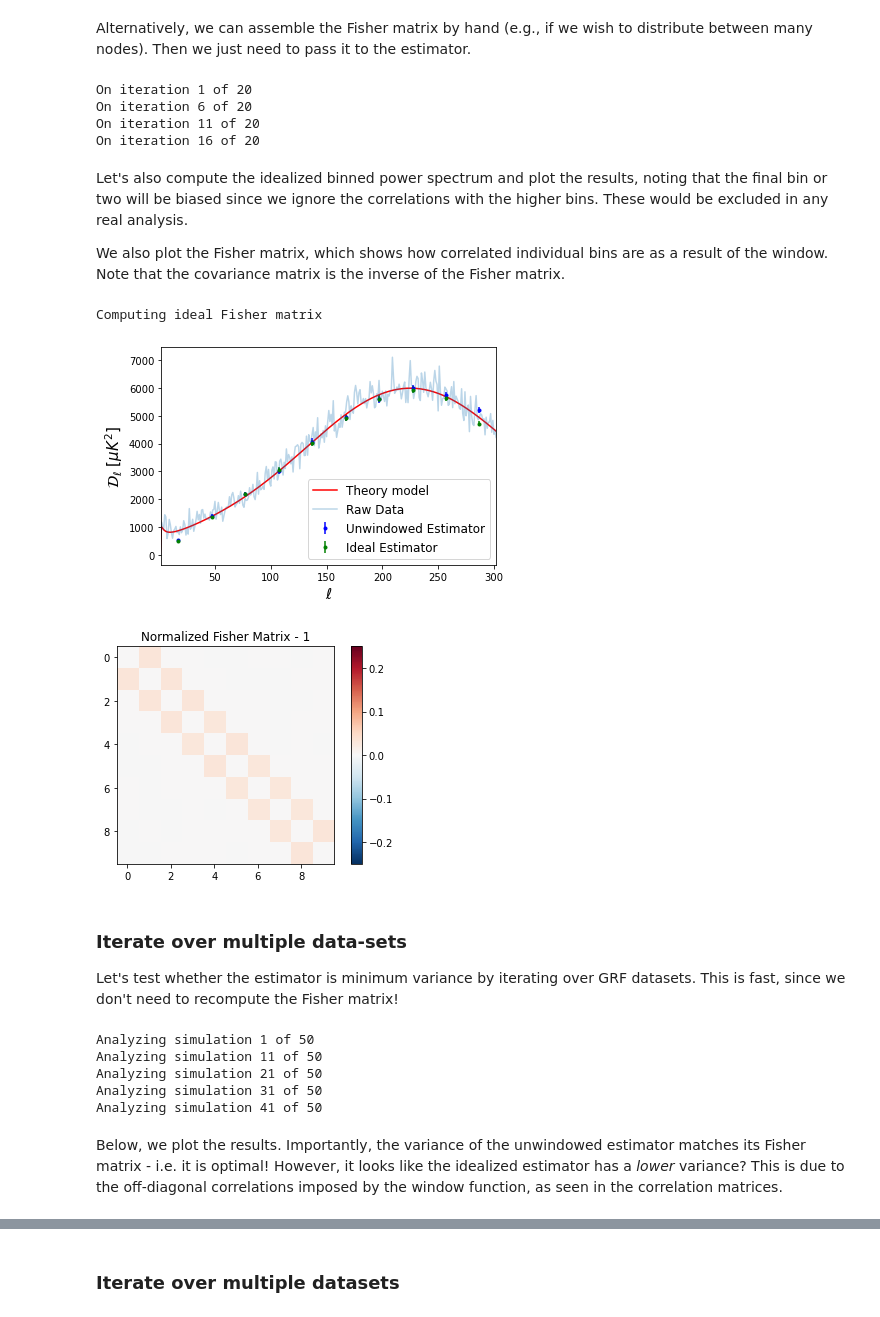
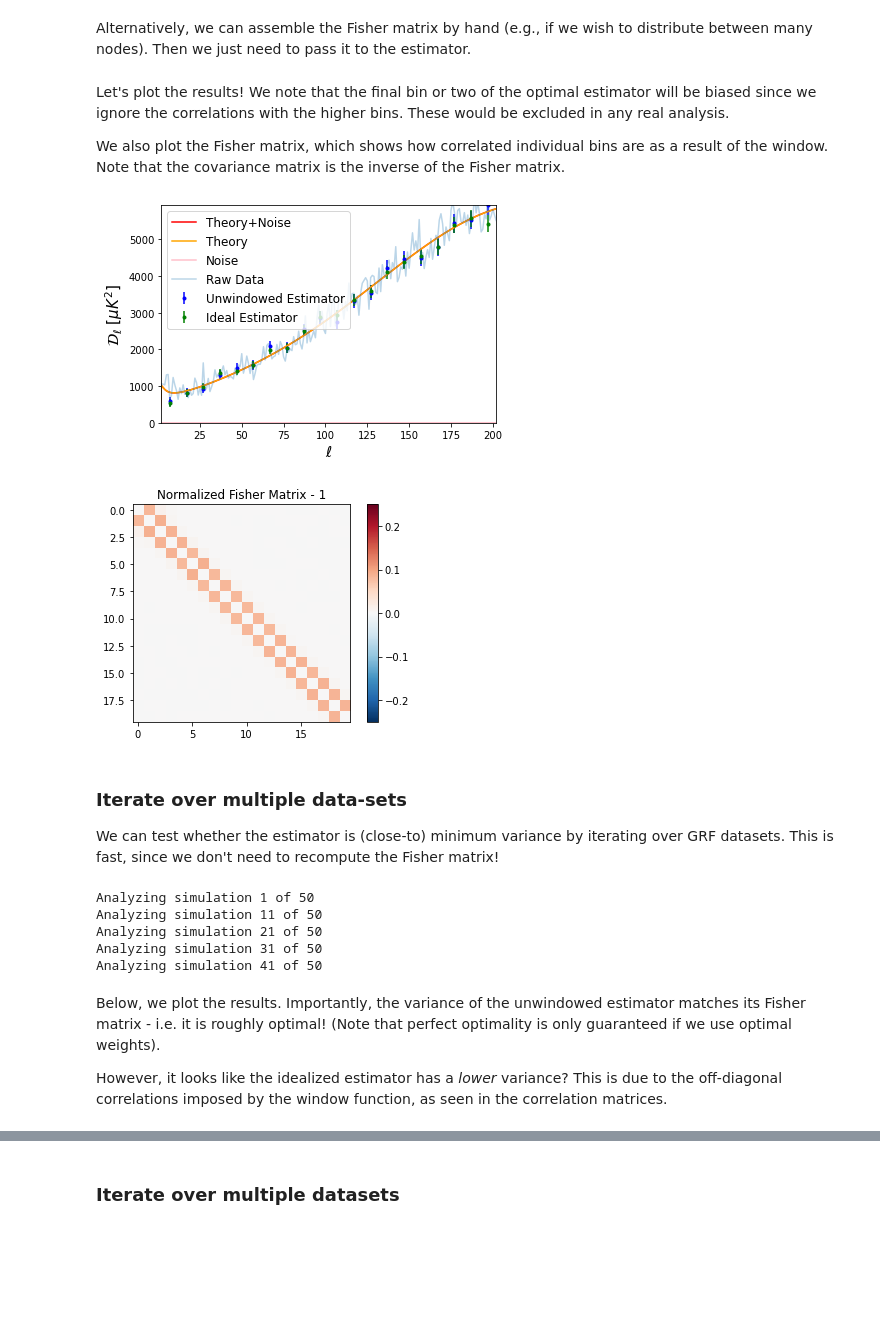
Before and after one commit to oliverphilcox/PolyBin, a Jupyter notebook: Tutorial.ipynb, the cells around one changed output, grey strips where cells are left out. Cells and saved outputs as stored; diff of their text form; code cells hidden in the pictures; blank space fills up the shorter version.

```diff
--- a/Tutorial.ipynb
+++ b/Tutorial.ipynb
@@ -81,3 +96,4 @@ healpy.mollview(mask,title='Mask')
 # %%
 # Load class with fiducial Cl and Nside
-base = pb.PolyBin(Nside, Cl_th+Nl_th)
+beam = 1.+0.*l
+base = pb.PolyBin(Nside, beam**2*Cl_th+Nl_th+Cl_th[2]*(l<2),beam)
@@ -101,6 +118,6 @@ healpy.mollview(data,title='Masked Data')
 # %%
 def applySinv(input_map):
-    """Apply the optimal weighting to a map.
+    """Apply the quasi-optimal weighting, S^{-1} to a map.
 
     Here, we assume that the forward covariance is diagonal, in particular C_l, and invert this.
     This is not quite the exact solution (as it incorrectly treats W(n) factors), but should be unbiased."""
@@ -133,3 +130,0 @@ NameError: name 'mask' is not defined
-# %%
-importlib.reload(pb)
-base = pb.PolyBin(Nside,Cl_th+Nl_th)
@@ -155,55 +174,52 @@ Computing Fisher contribution from 20 Monte Carlo simulations on 4 threads
 # %% [markdown]
 Alternatively, we can assemble the Fisher matrix by hand (e.g., if we wish to distribute between many nodes). Then we just need to pass it to the estimator.
 # %%
-# Iterate by hand
-fish = 0.
-for i in range(N_it):
-    if i%5==0: print("On iteration %d of %d"%(i+1,N_it))
-    fish += pspec.compute_fisher_contribution(i)/N_it
+# # Iterate by hand
+# fish = 0.
+# for i in range(N_it):
+#     if i%5==0: print("On iteration %d of %d"%(i+1,N_it))
+#     fish += pspec.compute_fisher_contribution(i)/N_it
 
-# Compute unwindowed power spectrum, passing the Fisher matrix
-Cl_opt = pspec.Cl_unwindowed(data, fish=fish)
+# # Compute unwindowed power spectrum, passing the Fisher matrix
+# Cl_opt = pspec.Cl_unwindowed(data, fish=fish)
-# %% [output]
-On iteration 1 of 20
-On iteration 6 of 20
-On iteration 11 of 20
-On iteration 16 of 20
 # %% [markdown]
-Let's also compute the idealized binned power spectrum and plot the results, noting that the final bin or two will be biased since we ignore the correlations with the higher bins. These would be excluded in any real analysis.
+Let's plot the results! We note that the final bin or two of the optimal estimator will be biased since we ignore the correlations with the higher bins. These would be excluded in any real analysis.
 
 We also plot the Fisher matrix, which shows how correlated individual bins are as a result of the window. Note that the covariance matrix is the inverse of the Fisher matrix.
-# %%
-# Compute unwindowed power spectrum, passing the Fisher matrix
-Cl_ideal = pspec.Cl_ideal(data)
-# %% [output]
-Computing ideal Fisher matrix
 # %%
 l_av = np.asarray([min_l+dl/2+dl*bin1 for bin1 in range(Nl)])
 pref_av = l_av*(l_av+1.)/(2.*np.pi)*1e12
+pref = l*(l+1)/(2.*np.pi)*1e12
 
 fish_err = np.sqrt(np.diag(pspec.inv_fish))
 fish_err_ideal = np.sqrt(np.diag(pspec.inv_fish_ideal))*np.sqrt(np.mean(mask**4.)/np.mean(mask**2)**2)
 
+# Compute the HEALPix unbinned pseudo-Cl power spectrum, for comparison
+Cl_raw_healpy = healpy.alm2cl(base.safe_divide(base.to_lm(raw_data),base.beam_lm))
+
 # Plot spectra
 plt.errorbar(l_av,pref_av*Cl_opt,yerr=pref_av*fish_err,marker='.',ls='',label='Unwindowed Estimator',c='b')
 plt.errorbar(l_av,pref_av*Cl_ideal,yerr=pref_av*fish_err_ideal,marker='.',ls='',label='Ideal Estimator',c='g')
-plt.plot(l,pref*Cl_th,label='Theory model',c='r')
+plt.plot(l,pref*(Cl_th+Nl_th/(1e-12+beam**2)),label='Theory+Noise',c='r')
+plt.plot(l,pref*(Cl_th),label='Theory',c='orange')
+plt.plot(l,pref*(Nl_th/(1e-12+beam**2)),label='Noise',c='pink')
 plt.plot(l,pref*Cl_raw_healpy,label='Raw Data',alpha=0.3)
 plt.xlim([min_l,min_l+dl*Nl])
 plt.xlabel(r'$\ell$',fontsize=15)
 plt.ylabel(r'$\mathcal{D}_\ell\,\,[\mu K^2]$',fontsize=15)
 plt.legend(fontsize=12)
+plt.ylim([0,max(pref_av*Cl_opt)])
 
 # Plot correlation matrix
 plt.figure()
 corr_fish = fish/np.sqrt(np.outer(np.diag(fish),np.diag(fish)))
 v = 0.25
 plt.imshow(corr_fish-np.eye(len(corr_fish)),cmap=cm.RdBu_r,vmax=v,vmin=-v)
 plt.title("Normalized Fisher Matrix - 1")
 plt.colorbar();
 # %% [output]
-[figure, old version]
+[figure, new version]
-[figure, old version]
+[figure, new version]
 # %% [markdown]
 ### Iterate over multiple data-sets
-Let's test whether the estimator is minimum variance by iterating over GRF datasets. This is fast, since we don't need to recompute the Fisher matrix!
+We can test whether the estimator is (close-to) minimum variance by iterating over GRF datasets. This is fast, since we don't need to recompute the Fisher matrix!
@@ -231,7 +250,9 @@ Analyzing simulation 21 of 50
 Analyzing simulation 31 of 50
 Analyzing simulation 41 of 50
 # %% [markdown]
-Below, we plot the results. Importantly, the variance of the unwindowed estimator matches its Fisher matrix - i.e. it is optimal! However, it looks like the idealized estimator has a *lower* variance? This is due to the off-diagonal correlations imposed by the window function, as seen in the correlation matrices.
+Below, we plot the results. Importantly, the variance of the unwindowed estimator matches its Fisher matrix - i.e. it is roughly optimal! (Note that perfect optimality is only guaranteed if we use optimal weights).
+
+However, it looks like the idealized estimator has a *lower* variance? This is due to the off-diagonal correlations imposed by the window function, as seen in the correlation matrices.
 # %%
 l_av = np.asarray([min_l+dl/2+dl*bin1 for bin1 in range(Nl)])
 pref_av = l_av*(l_av+1.)/(2.*np.pi)*1e12
```
Also changed, not shown: parts of 89 cells of this notebook, 15 other files.
